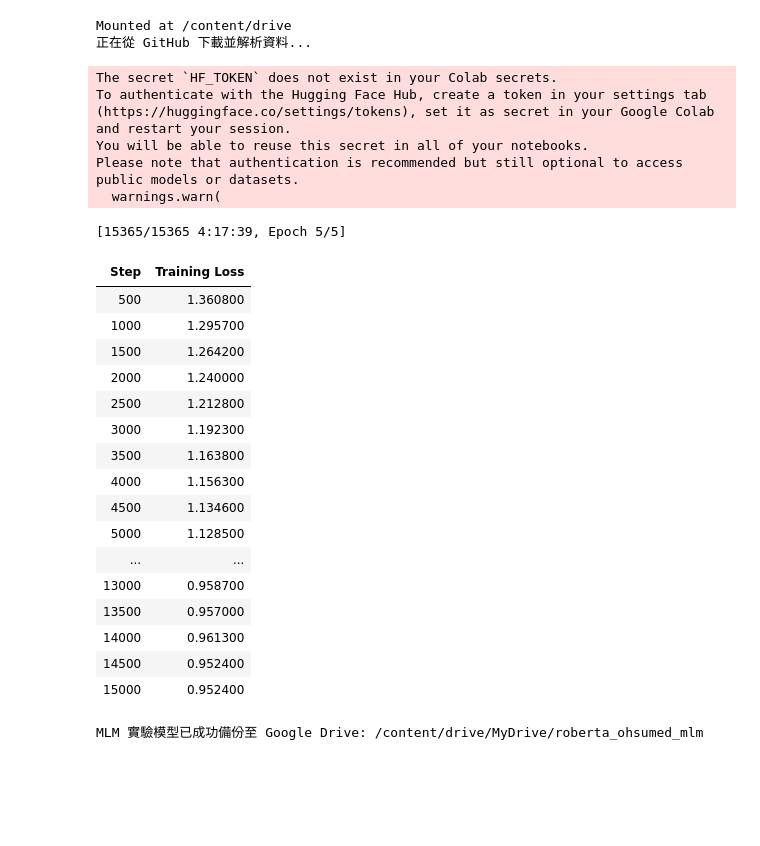
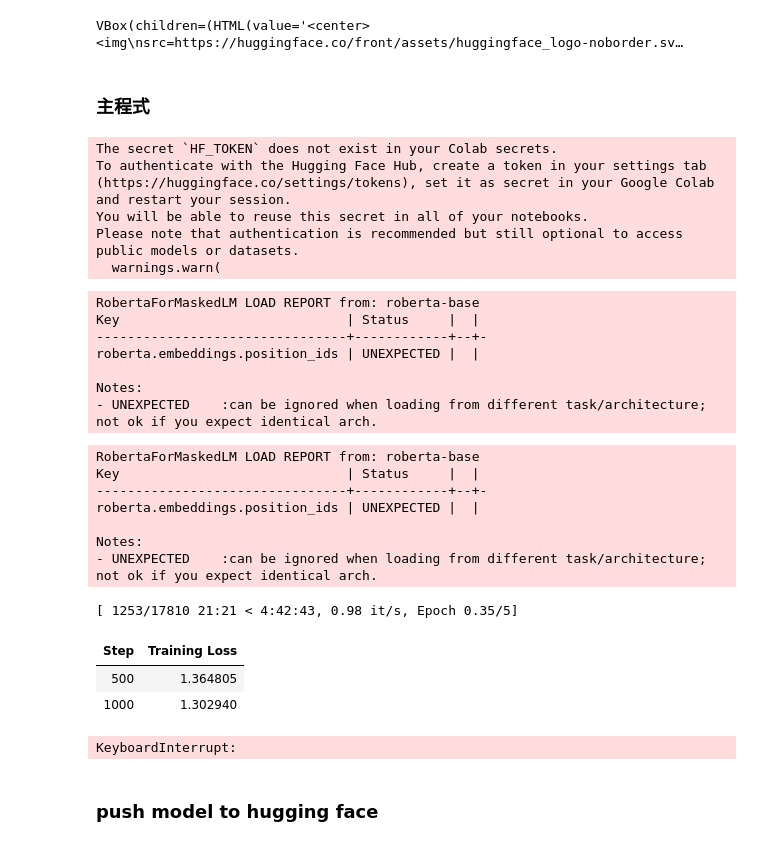
Before and after one commit to Heng1222/Ohsumed_classification, a Jupyter notebook: Model/task2_MLM_train_ipynb.ipynb, the cells around one changed output. Saved outputs shown, nothing was run; the diff lists cells and outputs as text; code cells hidden in the pictures; blank space fills up the shorter version.

Commit message:
perf: push to huggingface but no result

```diff
--- a/Model/task2_MLM_train_ipynb.ipynb
+++ b/Model/task2_MLM_train_ipynb.ipynb
@@ -2,0 +9,5 @@
+# %%
+from huggingface_hub import notebook_login
+notebook_login()
+# %% [output]
+VBox(children=(HTML(value='<center> <img\nsrc=https://huggingface.co/front/assets/huggingface_logo-noborder.sv…
@@ -3,8 +81,35 @@
+# %% [markdown]
+### 主程式
+# %%
+from transformers import (
+    AutoTokenizer,
+    AutoModelForMaskedLM,
+    DataCollatorForLanguageModeling,
+    Trainer,
+    TrainingArguments
+)
+model_name = "roberta-base"
+tokenizer = AutoTokenizer.from_pretrained(model_name)
+model = AutoModelForMaskedLM.from_pretrained(model_name)
+# %% [output]
+The secret `HF_TOKEN` does not exist in your Colab secrets.
+To authenticate with the Hugging Face Hub, create a token in your settings tab (https://huggingface.co/settings/tokens), set it as secret in your Google Colab and restart your session.
+You will be able to reuse this secret in all of your notebooks.
+Please note that authentication is recommended but still optional to access public models or datasets.
+  warnings.warn(
+RobertaForMaskedLM LOAD REPORT from: roberta-base
+Key                             | Status     |  |
+--------------------------------+------------+--+-
+roberta.embeddings.position_ids | UNEXPECTED |  |
+
+Notes:
+- UNEXPECTED    :can be ignored when loading from different task/architecture; not ok if you expect identical arch.
 # %%
 import pandas as pd
 import requests
 import re
 import time
+import torch # Import torch for synchronize
 from datasets import Dataset
 from transformers import (
     AutoTokenizer,
@@ -13,10 +118,10 @@ from transformers import (
     Trainer,
     TrainingArguments
 )
-from google.colab import drive
 
-drive.mount('/content/drive')
-MODEL_SAVE_PATH = "/content/drive/MyDrive/roberta_ohsumed_mlm"
+
+
+MODEL_SAVE_PATH = "/content/roberta_ohsumed_mlm"
 
 
 url = "https://media.githubusercontent.com/media/Heng1222/Ohsumed_classification/refs/heads/main/classification_data/ohsumed_dataset.csv"
@@ -37,60 +142,48 @@ data_collator = DataCollatorForLanguageModeling(tokenizer=tokenizer, mlm=True, m
 
 training_args = TrainingArguments(
     output_dir="./temp_mlm_checkpoints",
-    overwrite_output_dir=True,
+    # overwrite_output_dir=True, # 移除此行，因為當前版本不支持此參數
     num_train_epochs=5,
     per_device_train_batch_size=16,
     save_steps=5000,
     save_total_limit=2,
     prediction_loss_only=True,
     report_to="none"
 )
 
 trainer = Trainer(
     model=model,
     args=training_args,
     data_collator=data_collator,
     train_dataset=mlm_dataset,
 )
 # 訓練長度計時
 torch.cuda.synchronize()
 start = time.perf_counter()
 
 trainer.train()
 
 # 計時至終止
 torch.cuda.synchronize()
 end = time.perf_counter()
 
 # 訓練時長
 print(f"訓練時間: {end - start:.2f} 秒")
 
 trainer.save_model(MODEL_SAVE_PATH)
 tokenizer.save_pretrained(MODEL_SAVE_PATH)
 # %% [output]
-Mounted at /content/drive
-正在從 GitHub 下載並解析資料...
+RobertaForMaskedLM LOAD REPORT from: roberta-base
+Key                             | Status     |  |
+--------------------------------+------------+--+-
+roberta.embeddings.position_ids | UNEXPECTED |  |
+
+Notes:
+- UNEXPECTED    :can be ignored when loading from different task/architecture; not ok if you expect identical arch.
-The secret `HF_TOKEN` does not exist in your Colab secrets.
-To authenticate with the Hugging Face Hub, create a token in your settings tab (https://huggingface.co/settings/tokens), set it as secret in your Google Colab and restart your session.
-You will be able to reuse this secret in all of your notebooks.
-Please note that authentication is recommended but still optional to access public models or datasets.
-  warnings.warn(
+[ 1253/17810 21:21 < 4:42:43, 0.98 it/s, Epoch 0.35/5]
+| Step | Training Loss |
+| 500 | 1.364805 |
+| 1000 | 1.302940 |
-[15365/15365 4:17:39, Epoch 5/5]
+KeyboardInterrupt:
-| Step | Training Loss |
-| 500 | 1.360800 |
-| 1000 | 1.295700 |
-| 1500 | 1.264200 |
-| 2000 | 1.240000 |
-| 2500 | 1.212800 |
-| 3000 | 1.192300 |
-| 3500 | 1.163800 |
-| 4000 | 1.156300 |
-| 4500 | 1.134600 |
-| 5000 | 1.128500 |
-| ... | ... |
-| 13000 | 0.958700 |
-| 13500 | 0.957000 |
-| 14000 | 0.961300 |
-| 14500 | 0.952400 |
-| 15000 | 0.952400 |
-MLM 實驗模型已成功備份至 Google Drive: /content/drive/MyDrive/roberta_ohsumed_mlm
+# %% [markdown]
+### push model to hugging face
```
Also changed, not shown: parts of 4 cells of this notebook.
